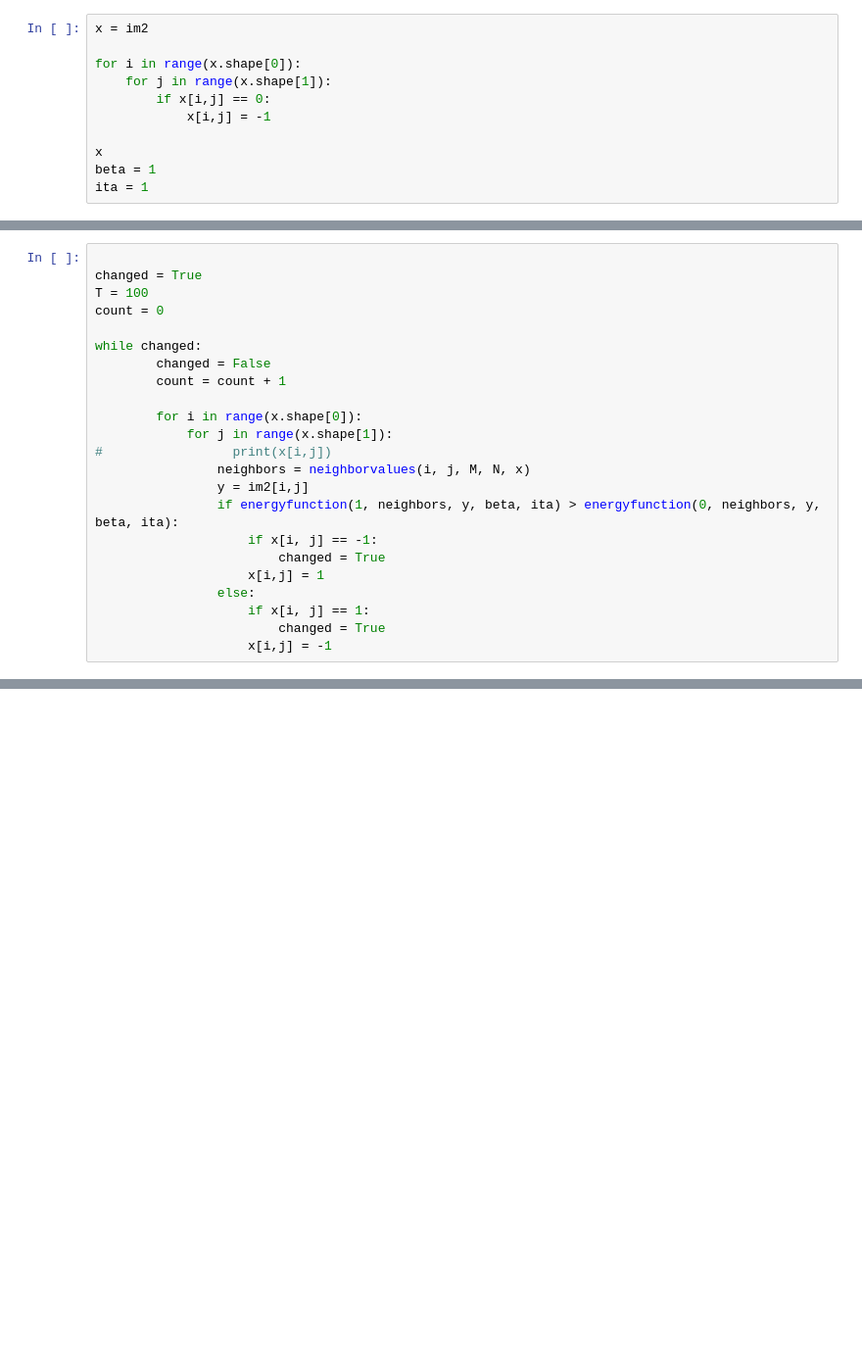
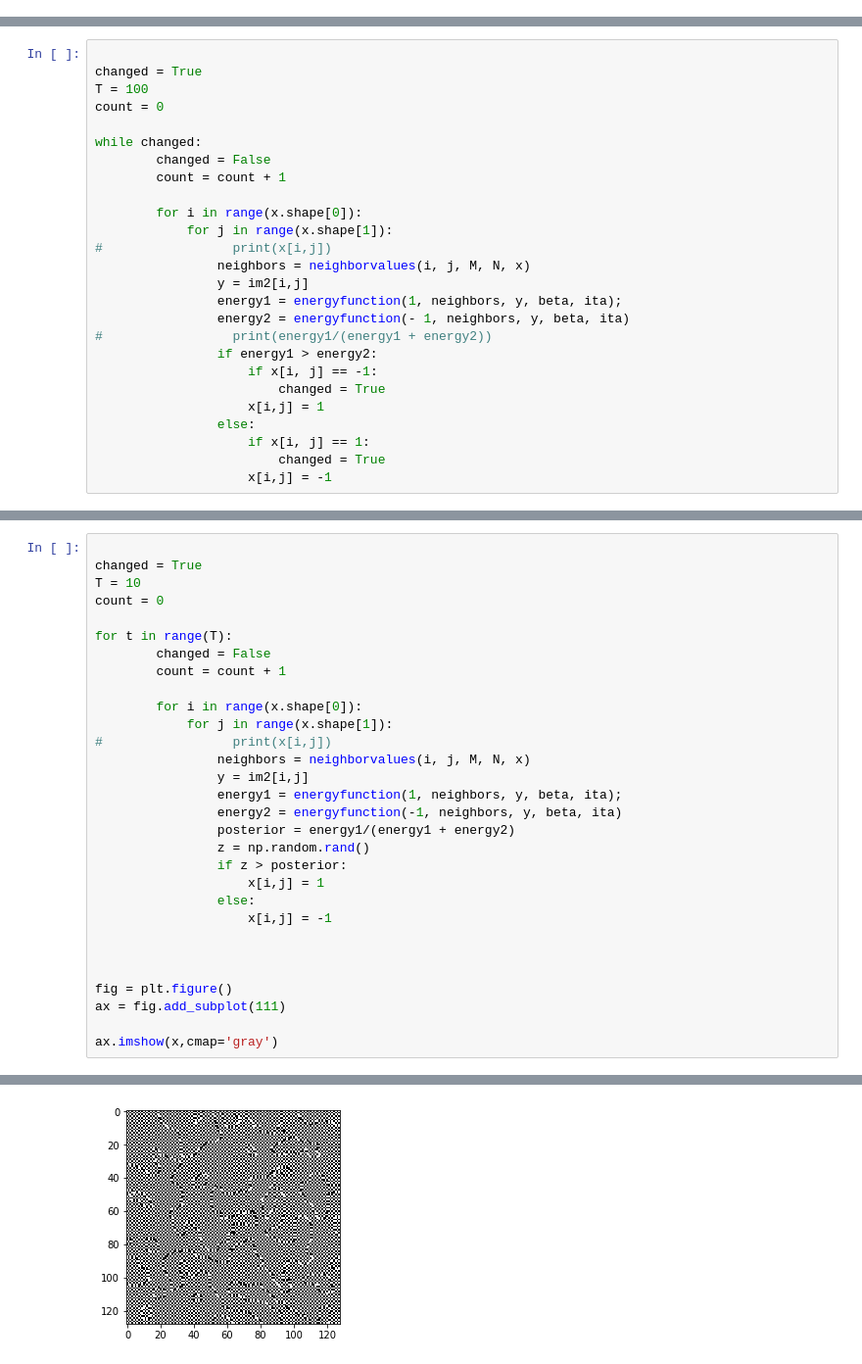
Before and after one commit to JasonMts/Bayesian_Methods_For_Image_Processing, a Jupyter notebook: cw2.ipynb, the cells around one changed output, grey strips where cells are left out. Shown at 98% size. Cells and saved outputs as stored; diff of their text form; blank space fills up the shorter version.

```diff
--- a/cw2.ipynb
+++ b/cw2.ipynb
@@ -76,11 +88,0 @@ M, N = im2.shape
-# %%
-x = im2
-
-for i in range(x.shape[0]):
-    for j in range(x.shape[1]):
-        if x[i,j] == 0:
-            x[i,j] = -1
-
-x
-beta = 1
-ita = 1
@@ -99,7 +123,10 @@ while changed:
 #                 print(x[i,j])
                 neighbors = neighborvalues(i, j, M, N, x)
                 y = im2[i,j]
-                if energyfunction(1, neighbors, y, beta, ita) > energyfunction(0, neighbors, y, beta, ita):
+                energy1 = energyfunction(1, neighbors, y, beta, ita);
+                energy2 = energyfunction(- 1, neighbors, y, beta, ita)
+#                 print(energy1/(energy1 + energy2))
+                if energy1 > energy2:
                     if x[i, j] == -1:
                         changed = True
                     x[i,j] = 1
@@ -114,0 +151,31 @@ ax.imshow(x,cmap='gray')
+# %%
+
+changed = True
+T = 10
+count = 0
+
+for t in range(T):
+        changed = False
+        count = count + 1
+
+        for i in range(x.shape[0]):
+            for j in range(x.shape[1]):
+#                 print(x[i,j])
+                neighbors = neighborvalues(i, j, M, N, x)
+                y = im2[i,j]
+                energy1 = energyfunction(1, neighbors, y, beta, ita);
+                energy2 = energyfunction(-1, neighbors, y, beta, ita)
+                posterior = energy1/(energy1 + energy2)
+                z = np.random.rand()
+                if z > posterior:
+                    x[i,j] = 1
+                else:
+                    x[i,j] = -1
+
+
+
+fig = plt.figure()
+ax = fig.add_subplot(111)
+
+ax.imshow(x,cmap='gray')
+# %% [output]
@@ -114,0 +183 @@ ax.imshow(x,cmap='gray')
+[figure, added]
```
Also changed, not shown: parts of 8 cells of this notebook.
